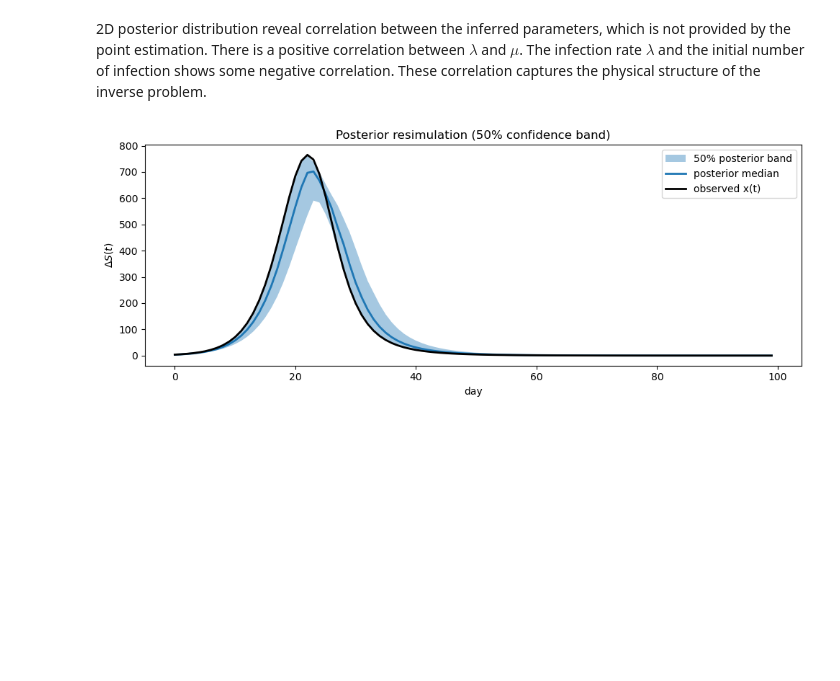
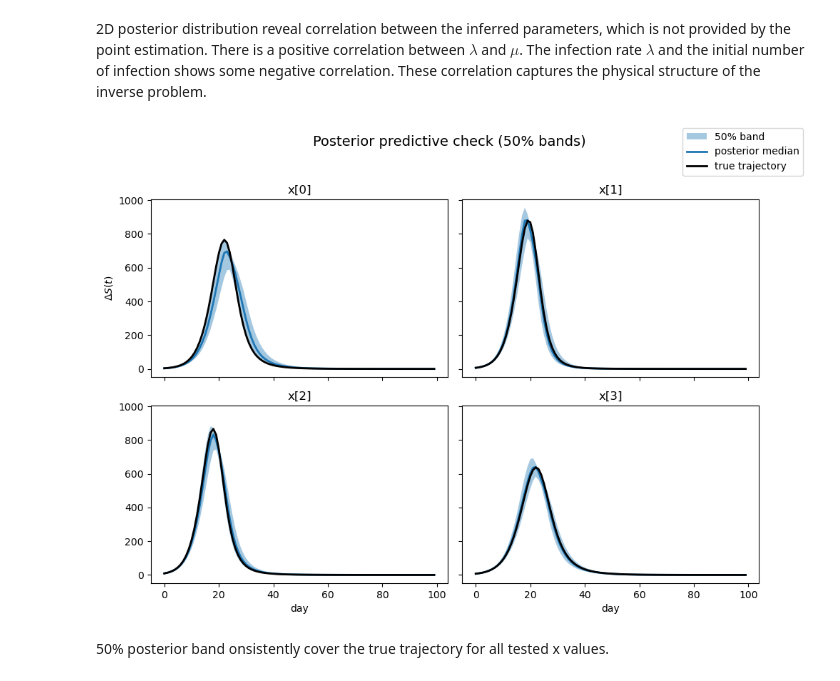
Before and after one commit to susieie612/GNN_Exercises, a Jupyter notebook: HW4/epidemiology-part-1.ipynb, the cells around one changed output. Cells and saved outputs as stored; diff of their text form; code cells hidden in the pictures; blank space fills up the shorter version.

```diff
--- a/HW4/epidemiology-part-1.ipynb
+++ b/HW4/epidemiology-part-1.ipynb
@@ -822,36 +857,46 @@ def plot_resimulation_band(
     plt.show()
-# %%
-X_val, Y_val = next(iter(val_loader))
-
-x_test = X_val[0].to(device)
-y_true = Y_val[0].cpu().numpy()
-
-# true trajectory (ΔS)
-x_true, _ = simulate_sir_simple(
-    lam=y_true[0],
-    mu=y_true[1],
-    I_0=np.exp(y_true[2]),   # undo log
-    T=100,
-    N=10000,
-)
-delta_S_true = x_true[:, 0]
-
-# resimulation
-trajectories = resimulate_from_posterior(
-    flow=flow,
-    summary_net=summary_net,
-    x_obs=x_test,
-    T=100,
-    N=10000,
-    n_post=300,
-    device=device,
-)
-
-# plot
-plot_resimulation_band(
-    trajectories,
-    delta_S_true,
-    title="Posterior resimulation (50% confidence band)",
-)
-# %% [output]
-[figure, removed]
+# %%
+trajectories_list = []
+x_true_list = []
+
+X_val, Y_val = next(iter(val_loader))
+
+for i in range(4):
+    x_test = X_val[i].to(device)
+    y_true = Y_val[i].cpu().numpy()
+
+    # true trajectory
+    x_true, _ = simulate_sir_simple(
+        lam=y_true[0],
+        mu=y_true[1],
+        I_0=np.exp(y_true[2]),
+        T=100,
+        N=10000,
+    )
+    delta_S_true = x_true[:, 0]
+
+    # posterior resimulation
+    traj = resimulate_from_posterior(
+        flow=flow,
+        summary_net=summary_net,
+        x_obs=x_test,
+        T=100,
+        N=10000,
+        n_post=300,
+        device=device,
+    )
+
+    trajectories_list.append(traj)
+    x_true_list.append(delta_S_true)
+
+# plot all at once
+plot_resimulation_band(
+    trajectories_list,
+    x_true_list,
+    n_cols=2,
+    title="Posterior predictive check (50% bands)",
+)
+# %% [output]
+[figure, added]
+# %% [markdown]
+50% posterior band onsistently cover the true trajectory for all tested x values.
```
Also changed, not shown: parts of 1 cell of this notebook.
